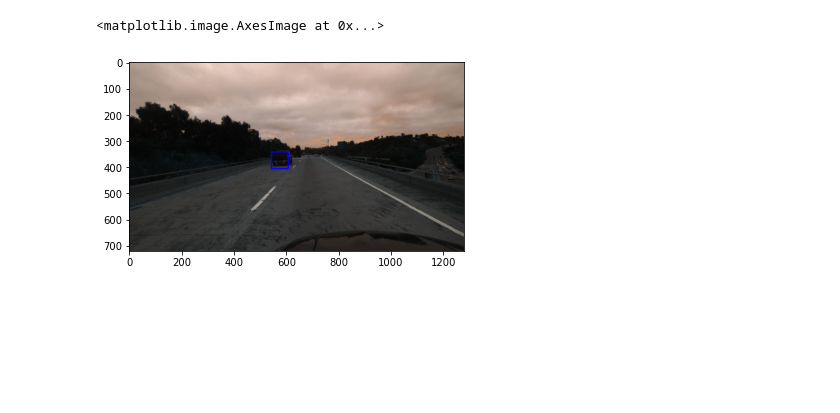
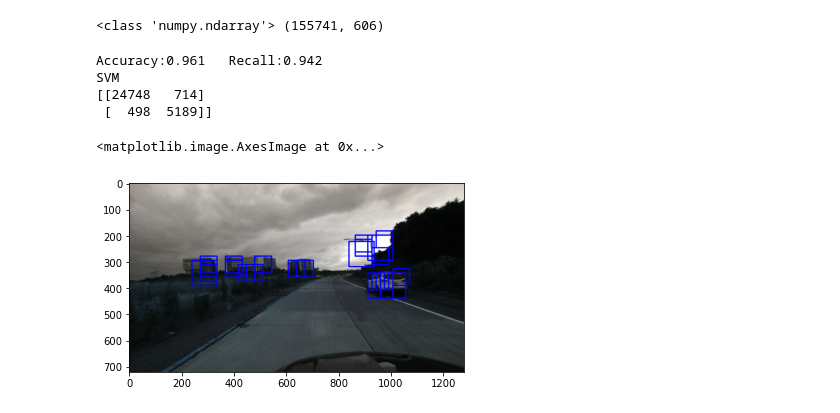
Before and after one commit to chwDo/Car-Recognition, a Jupyter notebook: 9517proj.ipynb, the cells around one changed output. Cells and saved outputs as stored; diff of their text form; code cells hidden in the pictures; blank space fills up the shorter version.

```diff
--- a/9517proj.ipynb
+++ b/9517proj.ipynb
@@ -61,9 +50,0 @@ for i in tqdm(cars_resized):
-# %%
-nocar_features = []#feature_vector=True
-for i in tqdm(no_car):
-    i = cv2.cvtColor(i,cv2.COLOR_BGR2GRAY)
-    temp = hog(i, orientations=9, pixels_per_cell=(8, 8),
-                    cells_per_block=(1, 1), visualize=False, feature_vector=True)
-    nocar_features.append(temp)
-# %%
-x = np.vstack((car_features, nocar_features))
@@ -112,28 +144,0 @@ def slide_window(img, window_size=(64, 64), overlap=0.5):
-# %%
-def search(img, windows, clf):
-    result = []
-    features = []
-    for window in windows:
-        #print(window)
-        temp = img[window[0][1]:window[1][1], window[0][0]:window[1][0]]
-        if temp.size:
-            img_cropped = cv2.resize(temp, (64, 64))
-            gray_img = cv2.cvtColor(img_cropped,cv2.COLOR_BGR2GRAY)
-            #print(img_cropped.shape)
-            features = hog(gray_img, orientations=9, pixels_per_cell=(8, 8),
-                        cells_per_block=(1, 1), visualize=False, feature_vector=True)
-            if clf.predict([features]):
-                result.append(window)
-    return result
-
-def draw_windows(img,windows):
-    draw_img = np.copy(img)
-    for window in windows:
-        cv2.rectangle(draw_img, window[0],window[1], (0, 0, 255), 3)
-    return draw_img,windows
-im = imgs[5]
-draw_img,windows = draw_windows(im,search(im,slide_window(im),svc))
-plt.imshow(draw_img)
-# %% [output]
-<matplotlib.image.AxesImage at 0x...>
-[figure, removed]
@@ -167,4 +195,35 @@ def draw_labeled_bboxes(img, labels):
     return img
+# %%
+imgs,cars,nocars = retrive_data()
+car_features,nocars_features = retrive_features(cars,nocars)
+clf,scaler = train(car_features,nocars_features)
+# %% [output]
+<class 'numpy.ndarray'> (155741, 606)
+Accuracy:0.961   Recall:0.942
+SVM
+[[24748   714]
+ [  498  5189]]
+# %%
+#imgs, annotations = read_train_data()
+im = imgs[1089]
+windows = []
+#windows = search(im,slide_window(im),clf,scaler)
+#print(windows)
+#windows.extend(search(im,slide_window(im,overlap = 0.8),clf))
+windows = search(im,slide_window(im,(64,64),0.75),clf,scaler)
+#windows.extend(wind)
+wind = search(im,slide_window(im,(96,96),0.75),clf,scaler)
+windows.extend(wind)
+#wind = search(im,slide_window(im,(96,96),0.5),clf,scaler)
+#wind = search(im,slide_window(im,(128,128),0.25),clf,scaler)
+#wind = search(im,slide_window(im,(128,128),0.75),clf,scaler)
+#windows.extend(wind)
+#print('wind:',wind)
+draw_img,windows = draw_windows(im,windows)
+plt.imshow(draw_img)
+# %% [output]
+<matplotlib.image.AxesImage at 0x...>
+[figure, added]
 # %%
 heat_map = np.zeros(im.shape[:2])
 heat_map = add_heat(heat_map,windows)
```
Also changed, not shown: parts of 20 cells of this notebook.
